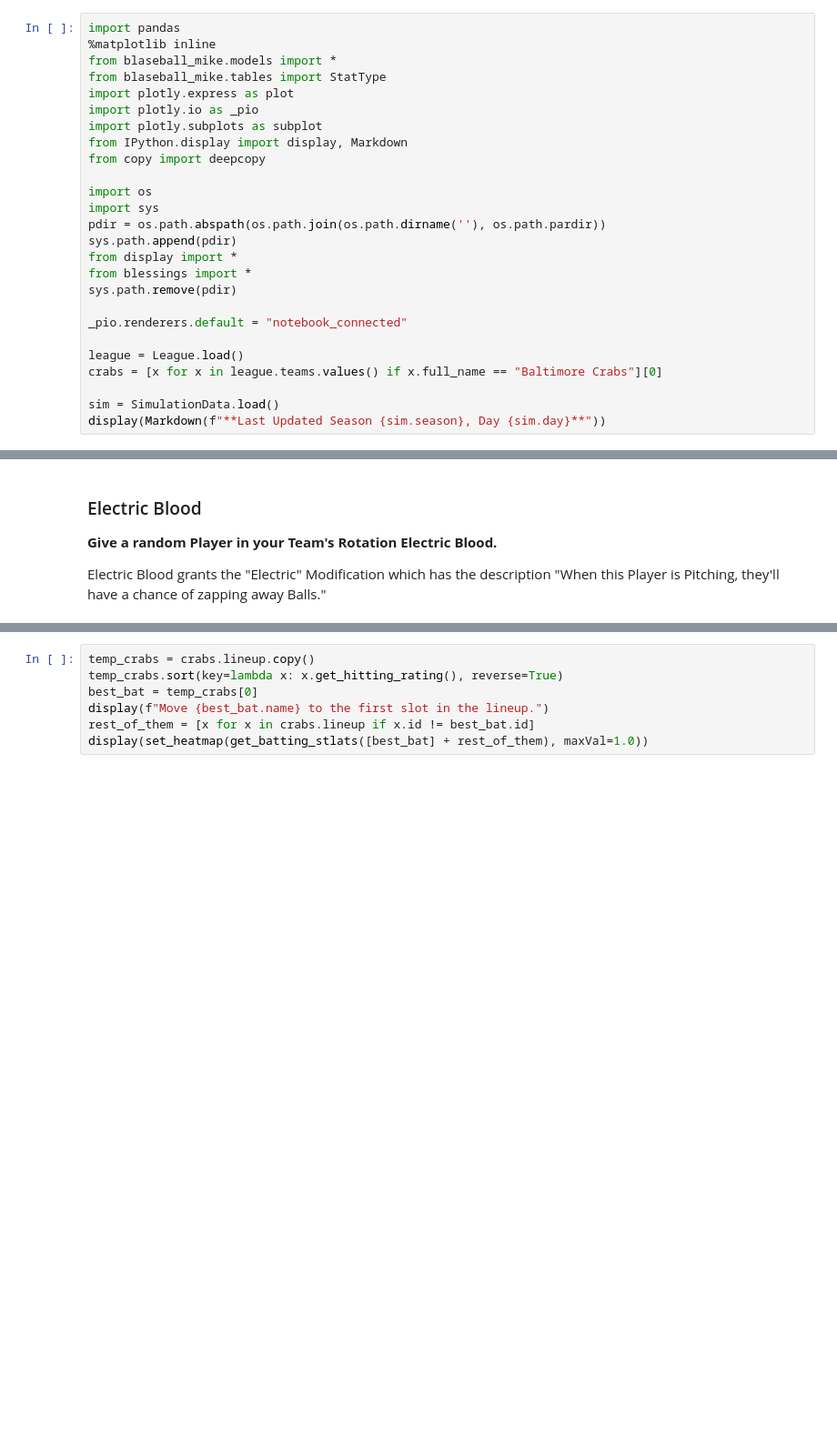
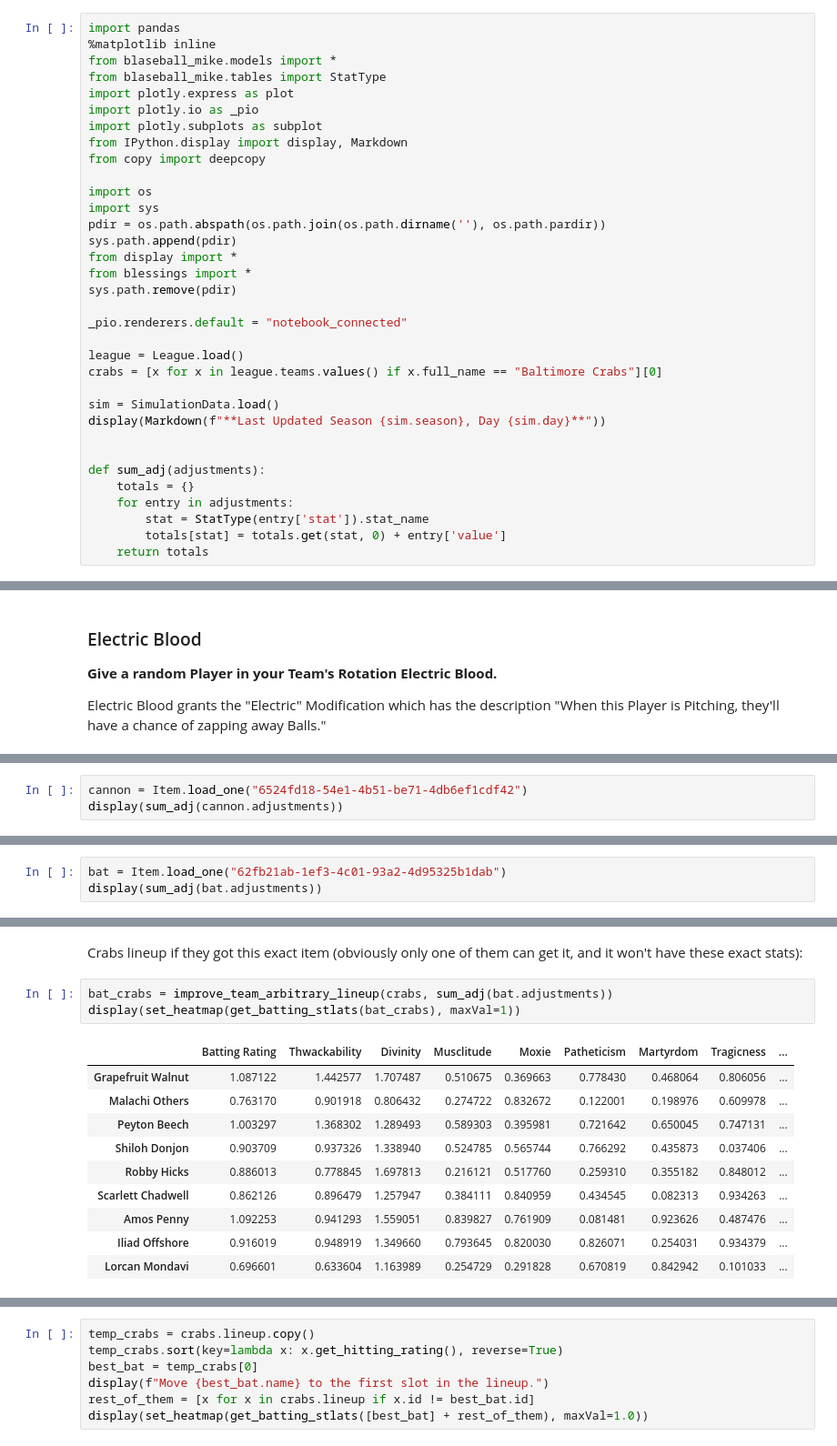
Before and after one commit to robbyblum/blaseball_notebooks, a Jupyter notebook: election_notes/circuit1_1.ipynb, the cells around one changed output, grey strips where cells are left out. Shown at 91% size. Saved outputs shown, nothing was run; the diff lists cells and outputs as text; blank space fills up the shorter version.

```diff
--- a/election_notes/circuit1_1.ipynb
+++ b/election_notes/circuit1_1.ipynb
@@ -33,4 +37,12 @@ crabs = [x for x in league.teams.values() if x.full_name == "Baltimore Crabs"][0
 
 sim = SimulationData.load()
 display(Markdown(f"**Last Updated Season {sim.season}, Day {sim.day}**"))
+
+
+def sum_adj(adjustments):
+    totals = {}
+    for entry in adjustments:
+        stat = StatType(entry['stat']).stat_name
+        totals[stat] = totals.get(stat, 0) + entry['value']
+    return totals
 # %% [output]
@@ -96,0 +127,3 @@ This would award a random pitcher with the Arm Cannon Item.
+# %%
+cannon = Item.load_one("6524fd18-54e1-4b51-be71-4db6ef1cdf42")
+display(sum_adj(cannon.adjustments))
@@ -102,0 +155,3 @@ This would award a random batter with the Gunblade Bat Item.
+# %%
+bat = Item.load_one("62fb21ab-1ef3-4c01-93a2-4d95325b1dab")
+display(sum_adj(bat.adjustments))
@@ -102,0 +164,16 @@ This would award a random batter with the Gunblade Bat Item.
+# %% [markdown]
+Crabs lineup if they got this exact item (obviously only one of them can get it, and it won't have these exact stats):
+# %%
+bat_crabs = improve_team_arbitrary_lineup(crabs, sum_adj(bat.adjustments))
+display(set_heatmap(get_batting_stlats(bat_crabs), maxVal=1))
+# %% [output]
+|  | Batting Rating | Thwackability | Divinity | Musclitude | Moxie | Patheticism | Martyrdom | Tragicness | ... |
+| Grapefruit Walnut | 1.087122 | 1.442577 | 1.707487 | 0.510675 | 0.369663 | 0.778430 | 0.468064 | 0.806056 | ... |
+| Malachi Others | 0.763170 | 0.901918 | 0.806432 | 0.274722 | 0.832672 | 0.122001 | 0.198976 | 0.609978 | ... |
+| Peyton Beech | 1.003297 | 1.368302 | 1.289493 | 0.589303 | 0.395981 | 0.721642 | 0.650045 | 0.747131 | ... |
+| Shiloh Donjon | 0.903709 | 0.937326 | 1.338940 | 0.524785 | 0.565744 | 0.766292 | 0.435873 | 0.037406 | ... |
+| Robby Hicks | 0.886013 | 0.778845 | 1.697813 | 0.216121 | 0.517760 | 0.259310 | 0.355182 | 0.848012 | ... |
+| Scarlett Chadwell | 0.862126 | 0.896479 | 1.257947 | 0.384111 | 0.840959 | 0.434545 | 0.082313 | 0.934263 | ... |
+| Amos Penny | 1.092253 | 0.941293 | 1.559051 | 0.839827 | 0.761909 | 0.081481 | 0.923626 | 0.487476 | ... |
+| Iliad Offshore | 0.916019 | 0.948919 | 1.349660 | 0.793645 | 0.820030 | 0.826071 | 0.254031 | 0.934379 | ... |
+| Lorcan Mondavi | 0.696601 | 0.633604 | 1.163989 | 0.254729 | 0.291828 | 0.670819 | 0.842942 | 0.101033 | ... |
```
Also changed, not shown: parts of 29 cells of this notebook, 2 other files.
